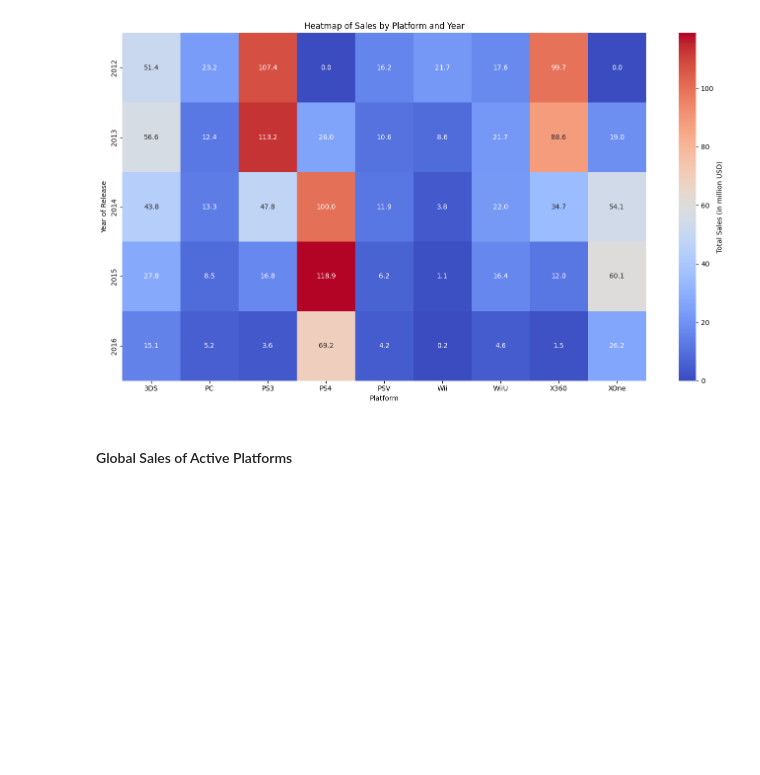
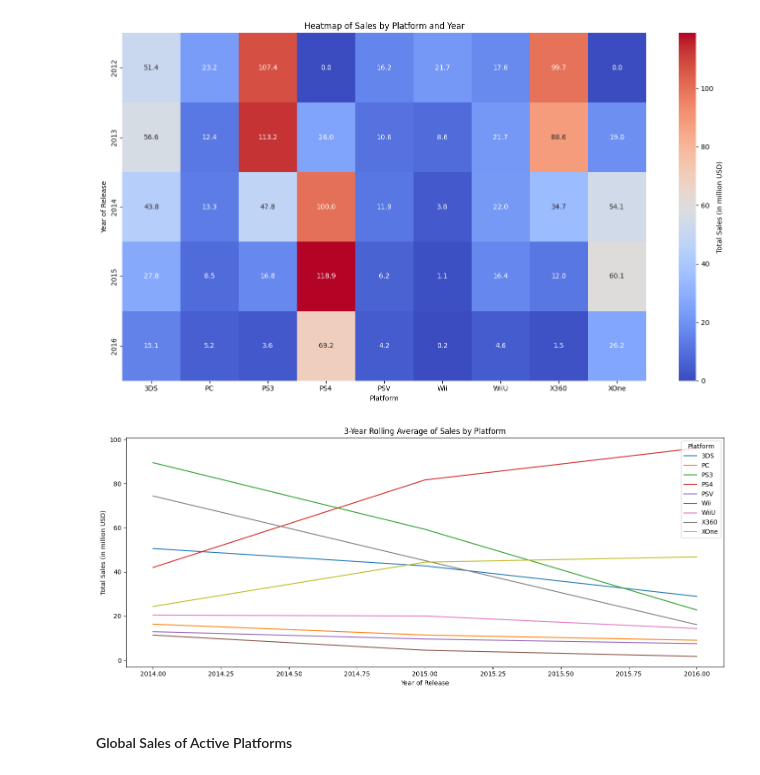
Before and after one commit to olu-fela/video_games_analysis, a Jupyter notebook: video_games_analysis.ipynb, the cells around one changed output. Saved outputs shown, nothing was run; the diff lists cells and outputs as text; code cells hidden in the pictures; blank space fills up the shorter version.

```diff
--- a/video_games_analysis.ipynb
+++ b/video_games_analysis.ipynb
@@ -1064,6 +1064,21 @@ plt.tight_layout()
 plt.show()
 # %% [output]
 [figure]
+# %%
+rolling_sales = sales_by_platform.rolling(window=3).mean()
+
+plt.figure(figsize=(14, 6))
+for platform in rolling_sales.columns:
+    sns.lineplot(x=rolling_sales.index, y=rolling_sales[platform], label=platform)
+
+plt.title('3-Year Rolling Average of Sales by Platform')
+plt.xlabel('Year of Release')
+plt.ylabel('Total Sales (in million USD)')
+plt.legend(title='Platform')
+plt.tight_layout()
+plt.show()
+# %% [output]
+[figure, added]
 # %% [markdown]
 #### Global Sales of Active Platforms
 # %%
```
